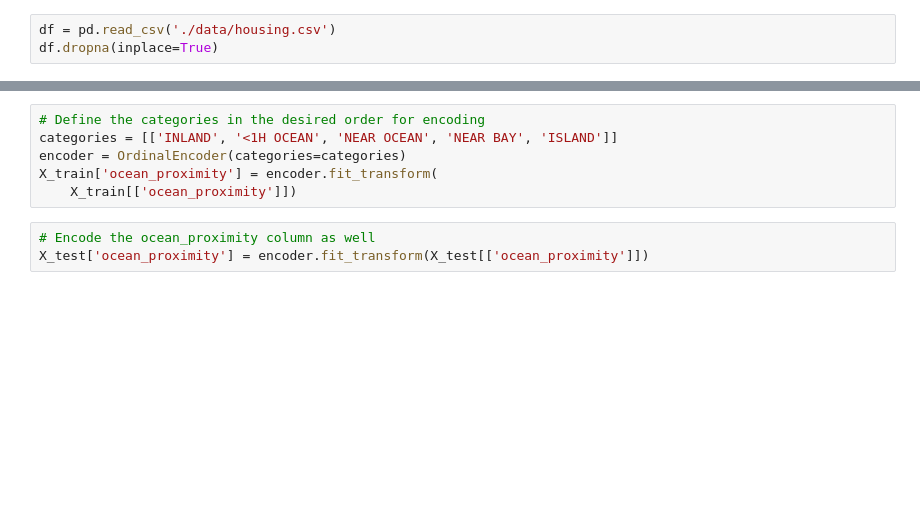
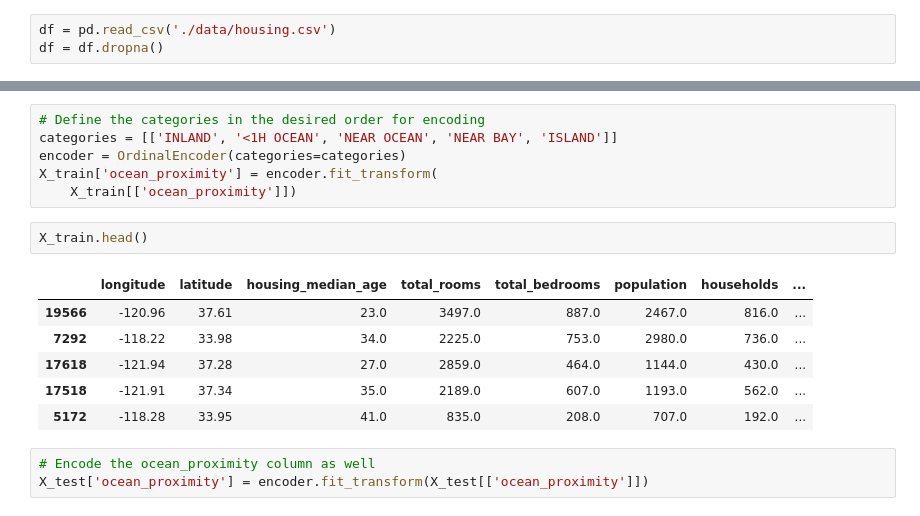
Before and after one commit to JohnMcKechnieGC/ensemble-methods, a Jupyter notebook: grid_search.ipynb, the cells around one changed output, grey strips where cells are left out. Saved outputs shown, nothing was run; the diff lists cells and outputs as text; blank space fills up the shorter version.

```diff
--- a/grid_search.ipynb
+++ b/grid_search.ipynb
@@ -14,7 +14,7 @@ from sklearn.ensemble import HistGradientBoostingRegressor
 This is using the same procedure as in housing_prices.ipynb. It would make sense to extract this into its own distinct process so that we didn't have to duplicate the code.
 # %%
 df = pd.read_csv('./data/housing.csv')
-df.dropna(inplace=True)
+df = df.dropna()
 # %%
 X = df.drop('median_house_value', axis=1)
 y = df['median_house_value']
@@ -30,6 +30,15 @@ categories = [['INLAND', '<1H OCEAN', 'NEAR OCEAN', 'NEAR BAY', 'ISLAND']]
 encoder = OrdinalEncoder(categories=categories)
 X_train['ocean_proximity'] = encoder.fit_transform(
     X_train[['ocean_proximity']])
+# %%
+X_train.head()
+# %% [output]
+|  | longitude | latitude | housing_median_age | total_rooms | total_bedrooms | population | households | ... |
+| 19566 | -120.96 | 37.61 | 23.0 | 3497.0 | 887.0 | 2467.0 | 816.0 | ... |
+| 7292 | -118.22 | 33.98 | 34.0 | 2225.0 | 753.0 | 2980.0 | 736.0 | ... |
+| 17618 | -121.94 | 37.28 | 27.0 | 2859.0 | 464.0 | 1144.0 | 430.0 | ... |
+| 17518 | -121.91 | 37.34 | 35.0 | 2189.0 | 607.0 | 1193.0 | 562.0 | ... |
+| 5172 | -118.28 | 33.95 | 41.0 | 835.0 | 208.0 | 707.0 | 192.0 | ... |
 # %%
 # Encode the ocean_proximity column as well
 X_test['ocean_proximity'] = encoder.fit_transform(X_test[['ocean_proximity']])
```
Also changed, not shown: parts of 19 cells of this notebook.
